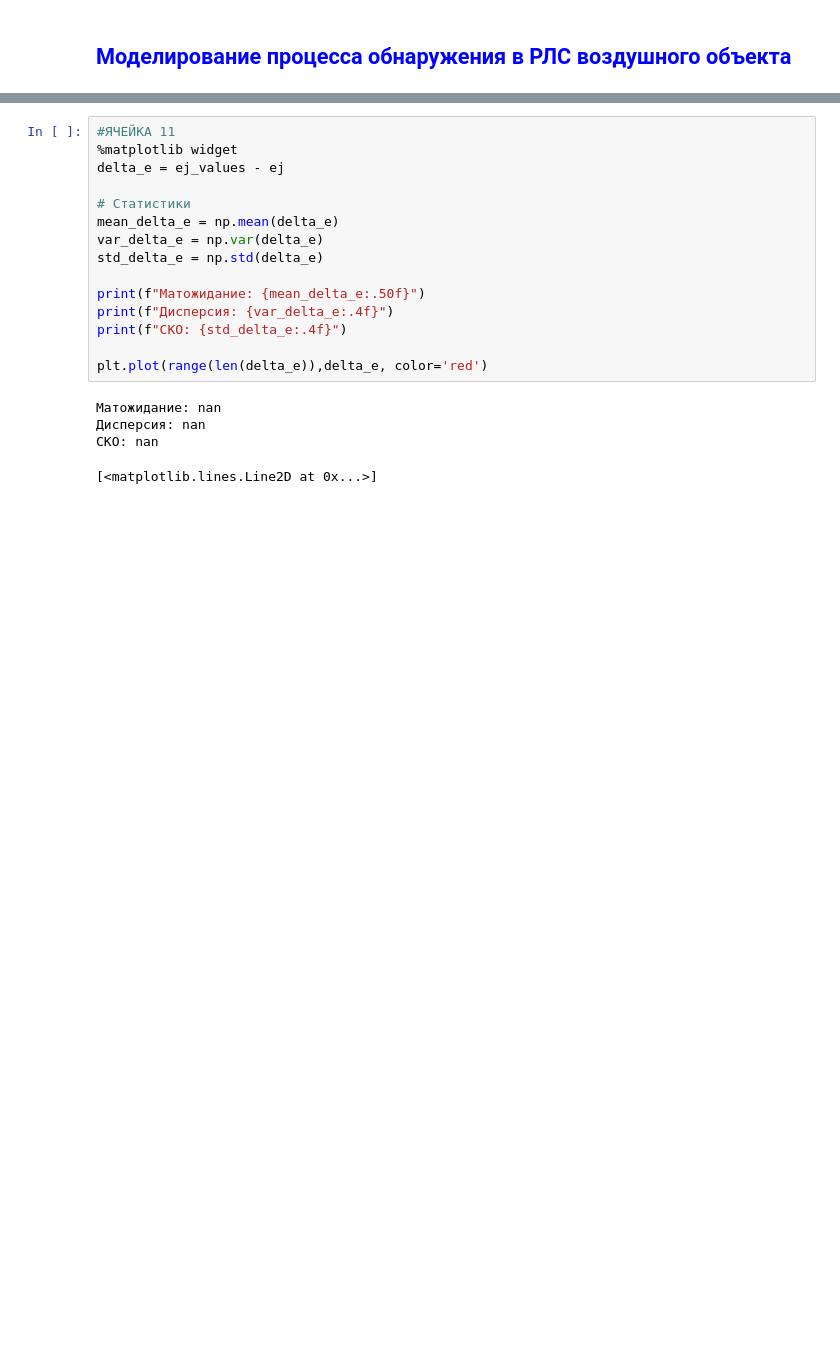
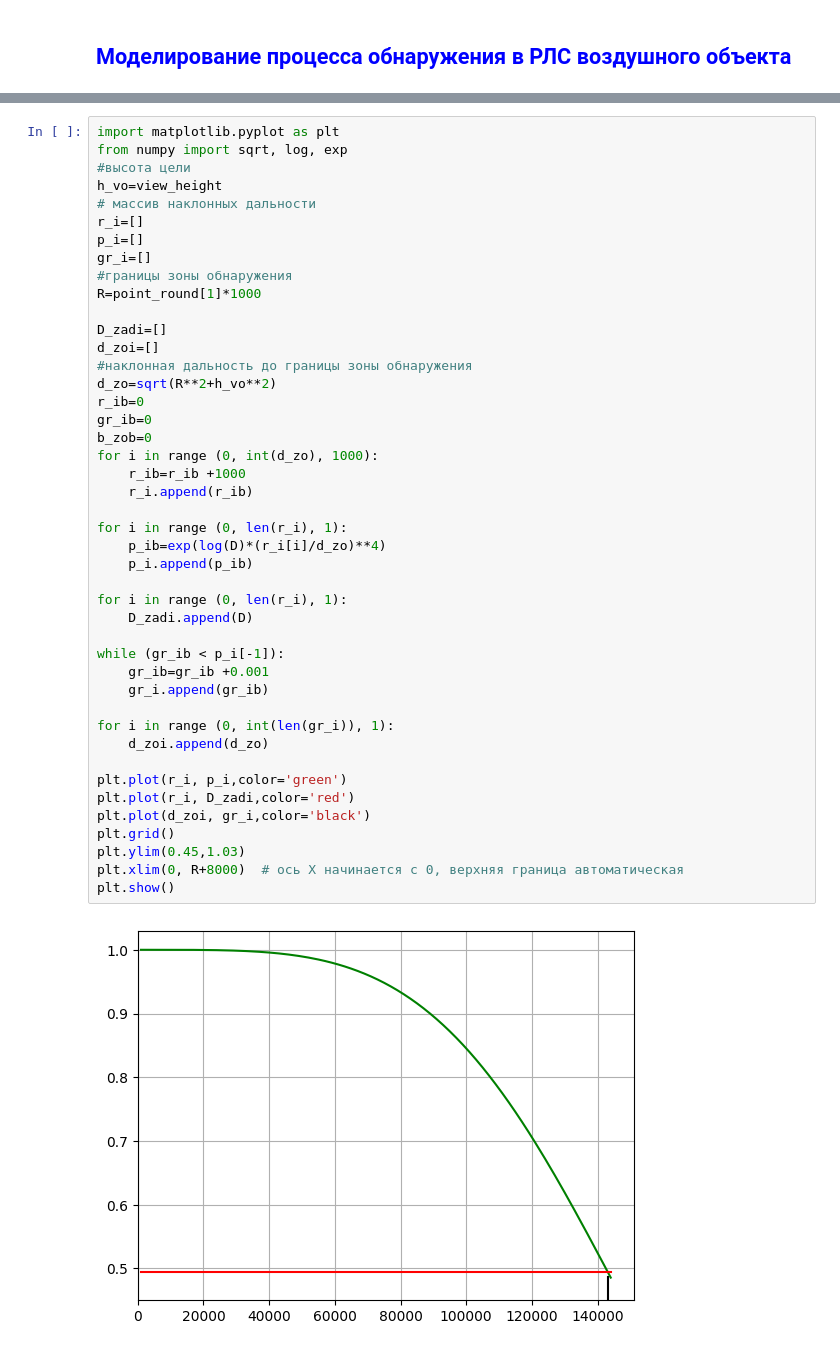
Before and after one commit to Gnom431/Open_ASSN, a Jupyter notebook: АССН_2_обнаружение.ipynb, the cells around one changed output, grey strips where cells are left out. Cells and saved outputs as stored; diff of their text form; blank space fills up the shorter version.

```diff
--- a/АССН_2_обнаружение.ipynb
+++ b/АССН_2_обнаружение.ipynb
@@ -242,22 +63,46 @@ plt.plot(k,ej, color='red', label='с ошибкой')
-# %%
-#ЯЧЕЙКА 11
-%matplotlib widget
-delta_e = ej_values - ej
-
-# Статистики
-mean_delta_e = np.mean(delta_e)
-var_delta_e = np.var(delta_e)
-std_delta_e = np.std(delta_e)
-
-print(f"Матожидание: {mean_delta_e:.50f}")
-print(f"Дисперсия: {var_delta_e:.4f}")
-print(f"СКО: {std_delta_e:.4f}")
-
-plt.plot(range(len(delta_e)),delta_e, color='red')
-# %% [output]
-Матожидание: nan
-Дисперсия: nan
-СКО: nan
-[<matplotlib.lines.Line2D at 0x...>]
-# %% [markdown]
-#
+# %%
+import matplotlib.pyplot as plt
+from numpy import sqrt, log, exp
+#высота цели
+h_vo=view_height
+# массив наклонных дальности
+r_i=[]
+p_i=[]
+gr_i=[]
+#границы зоны обнаружения
+R=point_round[1]*1000
+
+D_zadi=[]
+d_zoi=[]
+#наклонная дальность до границы зоны обнаружения
+d_zo=sqrt(R**2+h_vo**2)
+r_ib=0
+gr_ib=0
+b_zob=0
+for i in range (0, int(d_zo), 1000):
+    r_ib=r_ib +1000
+    r_i.append(r_ib)
+
+for i in range (0, len(r_i), 1):
+    p_ib=exp(log(D)*(r_i[i]/d_zo)**4)
+    p_i.append(p_ib)
+
+for i in range (0, len(r_i), 1):
+    D_zadi.append(D)
+
+while (gr_ib < p_i[-1]):
+    gr_ib=gr_ib +0.001
+    gr_i.append(gr_ib)
+
+for i in range (0, int(len(gr_i)), 1):
+    d_zoi.append(d_zo)
+
+plt.plot(r_i, p_i,color='green')
+plt.plot(r_i, D_zadi,color='red')
+plt.plot(d_zoi, gr_i,color='black')
+plt.grid()
+plt.ylim(0.45,1.03)
+plt.xlim(0, R+8000)  # ось X начинается с 0, верхняя граница автоматическая
+plt.show()
+# %% [output]
+[figure, added]
```
Also changed, not shown: parts of 25 cells of this notebook, 2 other files.
